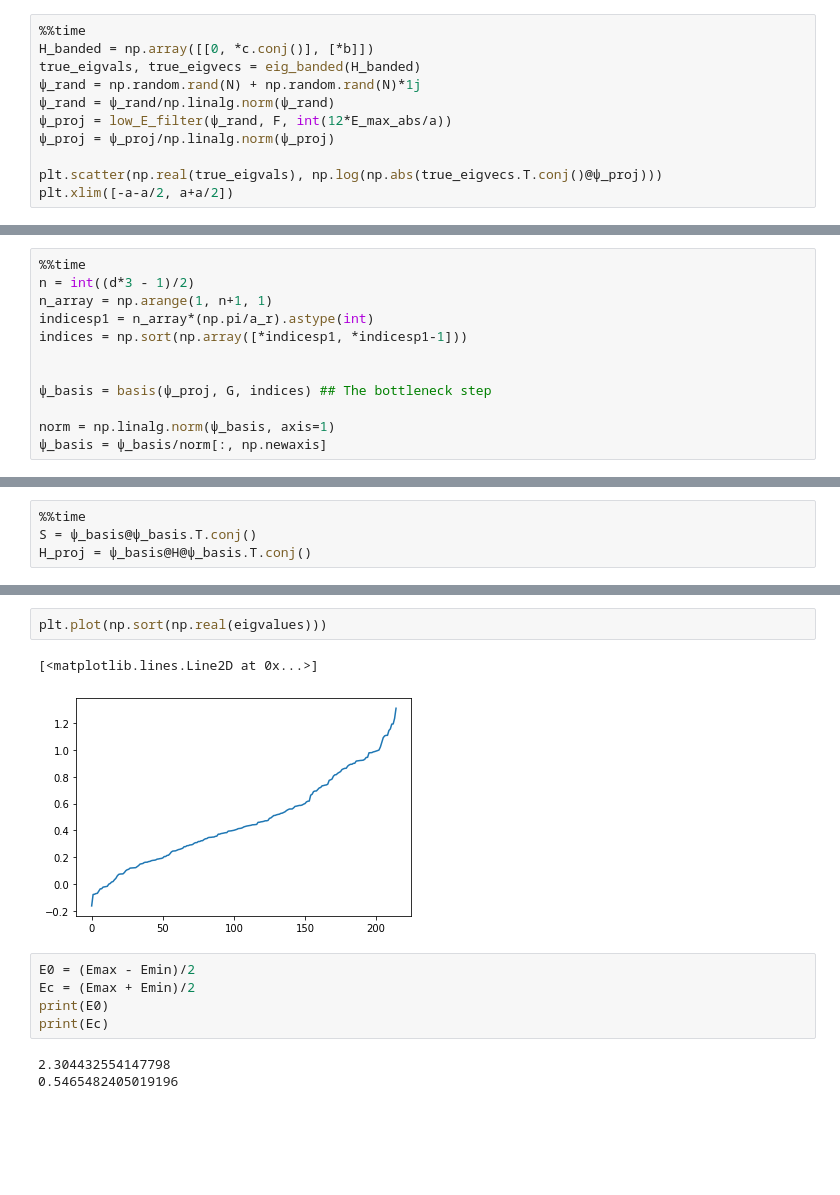
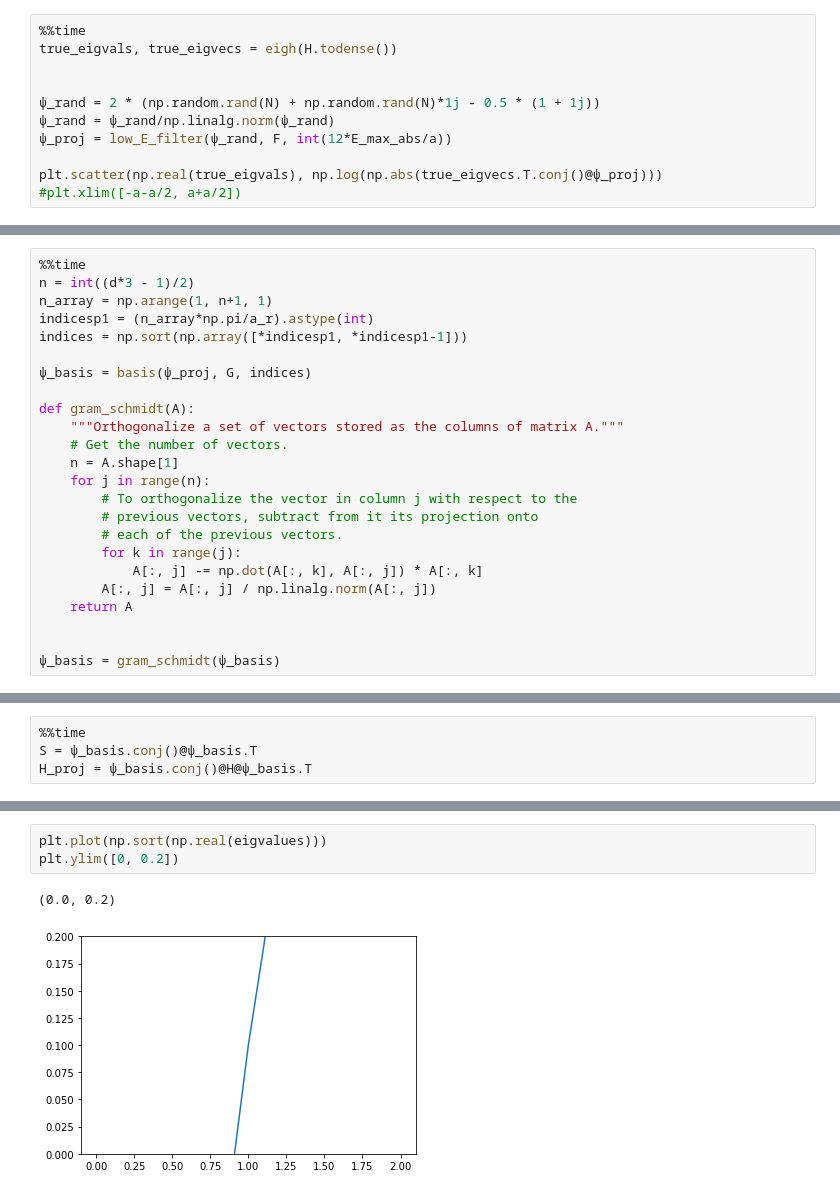
Before and after one commit to quantum-tinkerer/pydacp, a Jupyter notebook: toy_code.ipynb, the cells around one changed output, grey strips where cells are left out. Cells and saved outputs as stored; diff of their text form; blank space fills up the shorter version.

```diff
--- a/toy_code.ipynb
+++ b/toy_code.ipynb
@@ -102,12 +104,12 @@ def basis(ψ_proj, H, indices):
 # %%
 %%time
-H_banded = np.array([[0, *c.conj()], [*b]])
-true_eigvals, true_eigvecs = eig_banded(H_banded)
-ψ_rand = np.random.rand(N) + np.random.rand(N)*1j
+true_eigvals, true_eigvecs = eigh(H.todense())
+
+
+ψ_rand = 2 * (np.random.rand(N) + np.random.rand(N)*1j - 0.5 * (1 + 1j))
 ψ_rand = ψ_rand/np.linalg.norm(ψ_rand)
 ψ_proj = low_E_filter(ψ_rand, F, int(12*E_max_abs/a))
-ψ_proj = ψ_proj/np.linalg.norm(ψ_proj)
 
 plt.scatter(np.real(true_eigvals), np.log(np.abs(true_eigvecs.T.conj()@ψ_proj)))
-plt.xlim([-a-a/2, a+a/2])
+#plt.xlim([-a-a/2, a+a/2])
 # %% [output]
@@ -134,12 +121,24 @@ plt.plot(proj_density>-5)
 %%time
 n = int((d*3 - 1)/2)
 n_array = np.arange(1, n+1, 1)
-indicesp1 = n_array*(np.pi/a_r).astype(int)
+indicesp1 = (n_array*np.pi/a_r).astype(int)
 indices = np.sort(np.array([*indicesp1, *indicesp1-1]))
 
+ψ_basis = basis(ψ_proj, G, indices)
 
-ψ_basis = basis(ψ_proj, G, indices) ## The bottleneck step
+def gram_schmidt(A):
+    """Orthogonalize a set of vectors stored as the columns of matrix A."""
+    # Get the number of vectors.
+    n = A.shape[1]
+    for j in range(n):
+        # To orthogonalize the vector in column j with respect to the
+        # previous vectors, subtract from it its projection onto
+        # each of the previous vectors.
+        for k in range(j):
+            A[:, j] -= np.dot(A[:, k], A[:, j]) * A[:, k]
+        A[:, j] = A[:, j] / np.linalg.norm(A[:, j])
+    return A
 
-norm = np.linalg.norm(ψ_basis, axis=1)
-ψ_basis = ψ_basis/norm[:, np.newaxis]
+
+ψ_basis = gram_schmidt(ψ_basis)
 # %% [output]
@@ -160,5 +155,5 @@ np.shape(ψ_basis)
 # %%
 %%time
-S = ψ_basis@ψ_basis.T.conj()
-H_proj = ψ_basis@H@ψ_basis.T.conj()
+S = ψ_basis.conj()@ψ_basis.T
+H_proj = ψ_basis.conj()@H@ψ_basis.T
 # %% [output]
@@ -194,16 +189,9 @@ plt.plot(np.log10(np.diff(np.sort(np.real(eigvalues)))))
 # %%
 plt.plot(np.sort(np.real(eigvalues)))
+plt.ylim([0, 0.2])
 # %% [output]
-[<matplotlib.lines.Line2D at 0x...>]
+(0.0, 0.2)
-[figure, old version]
+[figure, new version]
-# %%
-E0 = (Emax - Emin)/2
-Ec = (Emax + Emin)/2
-print(E0)
-print(Ec)
-# %% [output]
-2.304432554147798
-0.5465482405019196
 # %%
 out_indx = a >= np.abs(eigvalues)
 plt.plot(np.sort(np.real(eigvalues[out_indx])))
```
Also changed, not shown: parts of 21 cells of this notebook.
